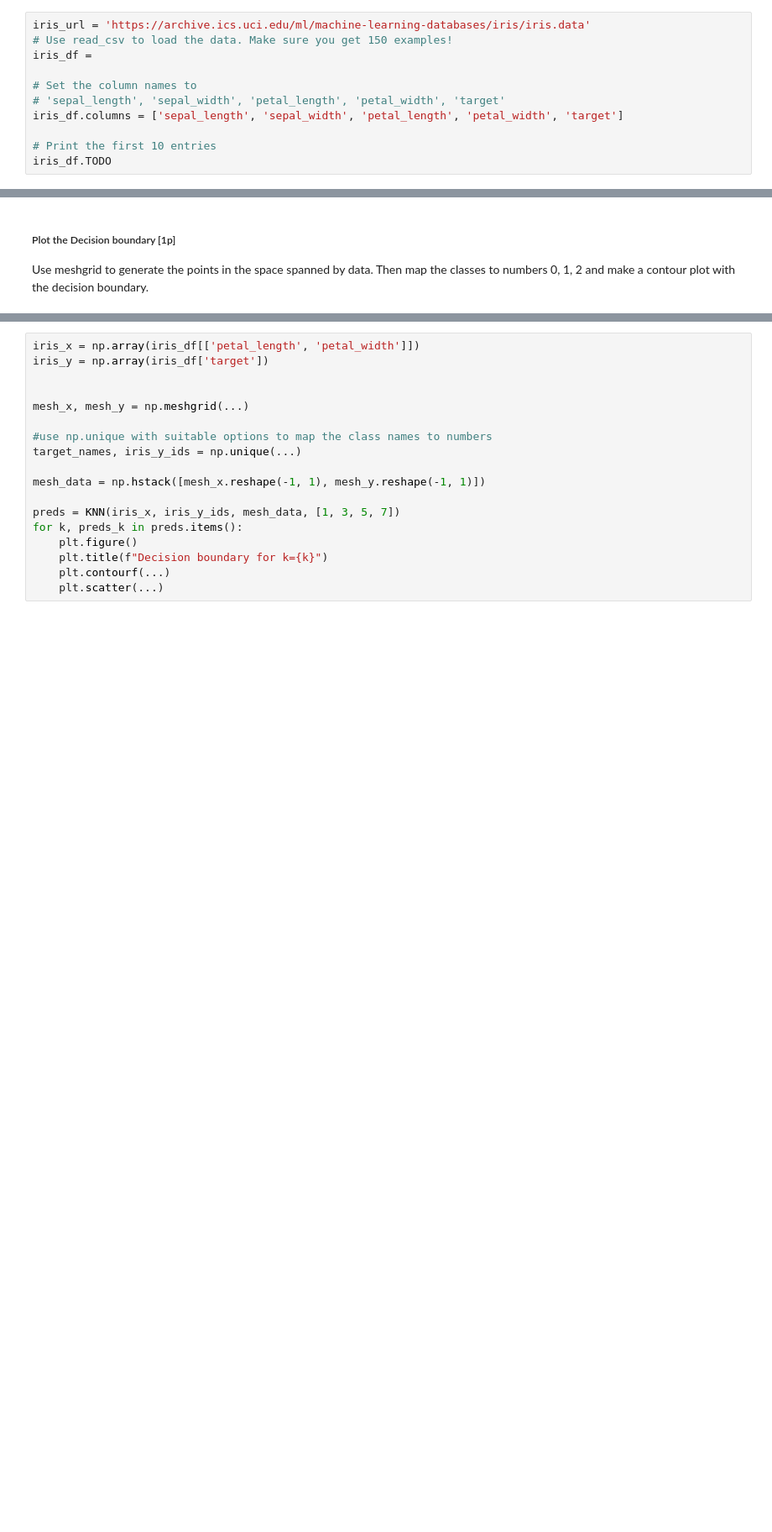
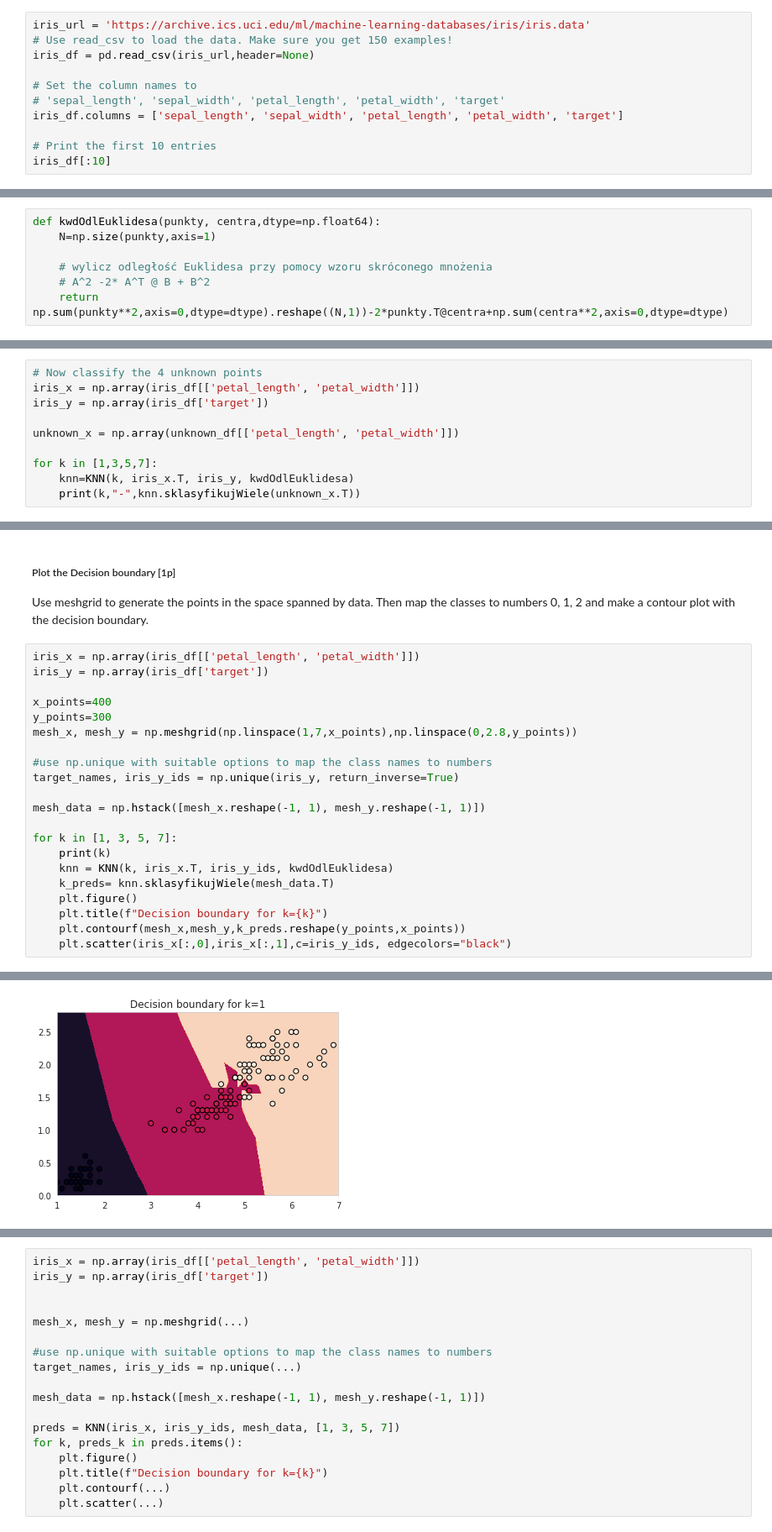
Before and after one commit to lekcyjna123/ml_uwr, a Jupyter notebook: assignment1/Assignment1.ipynb, the cells around one changed output, grey strips where cells are left out. Shown: that part at 84% size. Drawn from its saved outputs; the diff is of its cells as text; blank space fills up the shorter version.

```diff
--- a/assignment1/Assignment1.ipynb
+++ b/assignment1/Assignment1.ipynb
@@ -223,14 +223,14 @@ assert ismagic(np.array([[2,7,6],[9,5,1],[4,3,8]]))
 # %%
 iris_url = 'https://archive.ics.uci.edu/ml/machine-learning-databases/iris/iris.data'
 # Use read_csv to load the data. Make sure you get 150 examples!
-iris_df =
+iris_df = pd.read_csv(iris_url,header=None)
 
 # Set the column names to
 # 'sepal_length', 'sepal_width', 'petal_length', 'petal_width', 'target'
 iris_df.columns = ['sepal_length', 'sepal_width', 'petal_length', 'petal_width', 'target']
 
 # Print the first 10 entries
-iris_df.TODO
+iris_df[:10]
 # %% [output]
 |  | sepal_length | sepal_width | petal_length | petal_width | target |
 | 0 | 5.1 | 3.5 | 1.4 | 0.2 | Iris-setosa |
@@ -384,0 +343,7 @@ def KNN(train_X, train_Y, test_X, ks, verbose=False):
+# %%
+def kwdOdlEuklidesa(punkty, centra,dtype=np.float64):
+    N=np.size(punkty,axis=1)
+
+    # wylicz odległość Euklidesa przy pomocy wzoru skróconego mnożenia
+    # A^2 -2* A^T @ B + B^2
+    return np.sum(punkty**2,axis=0,dtype=dtype).reshape((N,1))-2*punkty.T@centra+np.sum(centra**2,axis=0,dtype=dtype)
@@ -384,0 +368,10 @@ def KNN(train_X, train_Y, test_X, ks, verbose=False):
+# %%
+# Now classify the 4 unknown points
+iris_x = np.array(iris_df[['petal_length', 'petal_width']])
+iris_y = np.array(iris_df['target'])
+
+unknown_x = np.array(unknown_df[['petal_length', 'petal_width']])
+
+for k in [1,3,5,7]:
+    knn=KNN(k, iris_x.T, iris_y, kwdOdlEuklidesa)
+    print(k,"-",knn.sklasyfikujWiele(unknown_x.T))
@@ -406,3 +404,25 @@ KNN(iris_x, iris_y, unknown_x, [1, 3, 5, 7])
 Use meshgrid to generate the points in the space spanned by data.
 Then map the classes to numbers 0, 1, 2 and make a contour plot with the
 decision boundary.
+# %%
+iris_x = np.array(iris_df[['petal_length', 'petal_width']])
+iris_y = np.array(iris_df['target'])
+
+x_points=400
+y_points=300
+mesh_x, mesh_y = np.meshgrid(np.linspace(1,7,x_points),np.linspace(0,2.8,y_points))
+
+#use np.unique with suitable options to map the class names to numbers
+target_names, iris_y_ids = np.unique(iris_y, return_inverse=True)
+
+mesh_data = np.hstack([mesh_x.reshape(-1, 1), mesh_y.reshape(-1, 1)])
+
+for k in [1, 3, 5, 7]:
+    print(k)
+    knn = KNN(k, iris_x.T, iris_y_ids, kwdOdlEuklidesa)
+    k_preds= knn.sklasyfikujWiele(mesh_data.T)
+    plt.figure()
+    plt.title(f"Decision boundary for k={k}")
+    plt.contourf(mesh_x,mesh_y,k_preds.reshape(y_points,x_points))
+    plt.scatter(iris_x[:,0],iris_x[:,1],c=iris_y_ids, edgecolors="black")
+# %% [output]
@@ -408,0 +433 @@ decision boundary.
+[figure, added]
```
Also changed, not shown: parts of 10 cells of this notebook.
